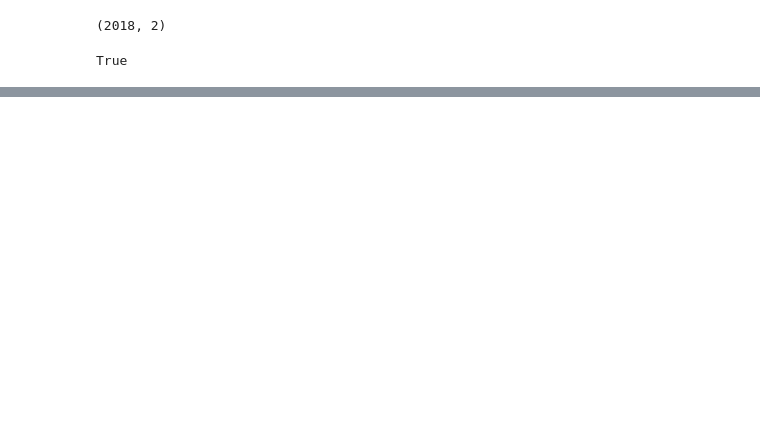
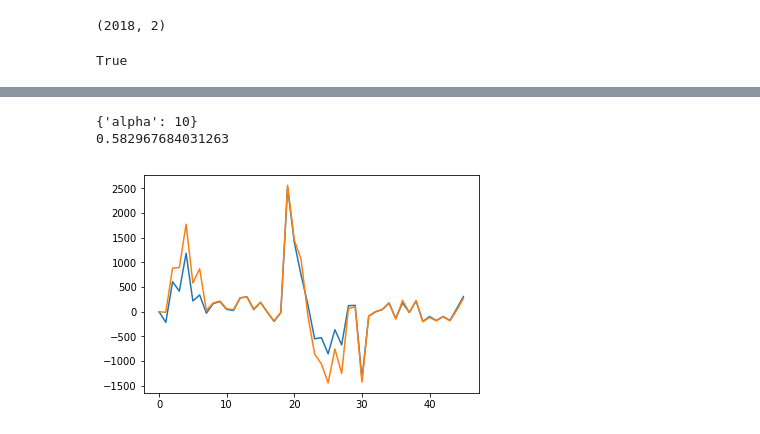
Before and after one commit to yiuhyuk/Project_2_Metis, a Jupyter notebook: lin_reg_analysis_v2.0.ipynb, the cells around one changed output, grey strips where cells are left out. Cells and saved outputs as stored; diff of their text form; code cells hidden in the pictures; blank space fills up the shorter version.

```diff
--- a/lin_reg_analysis_v2.0.ipynb
+++ b/lin_reg_analysis_v2.0.ipynb
@@ -364,16 +405,17 @@ plt.hist(sorted_gb_ratio, bins=50);
 # %%
 x_cols = ['root_budget',
-          'num_critics', 'meta_rating', 'runtime', 'year', 'age_of_star', 'past_bank_short', 'past_acclaim_star',
+          'num_critics', 'meta_rating', 'runtime', 'year',
+          'age_of_star', 'past_bank_short', 'past_bank_long', 'past_acclaim_star',
           'past_acclaim_director', 'is_franchise', 'fixed_genres', 'release_month'
         , 'meta_rating_sqr'
-        , 'money_per_minute'
+         #, 'money_per_minute'
          #,'age_of_star_sqr', 'runtime_sqr', 'past_bank_short_sqr',
          # 'past_bank_long_sqr', 'past_acclaim_star_sqr', 'past_acclaim_director_sqr'
          ]
-x_str = 'num_critics'
+x_str = x_cols[0]
 for i in x_cols[1:]:
     x_str = x_str + ' + ' + i
-x_str = x_str + ' + is_franchise*genres + is_franchise*meta_rating'
+x_str = x_str + ' + is_franchise*fixed_genres + is_franchise*meta_rating + fixed_genres*meta_rating'
 
 x_patsy = dmatrix(x_str, final_df)
 # %%
@@ -441,24 +492,28 @@ x_norm_test = scaler.transform(x_test)
 # %%
 # Define grid search to find the optimal lambda for a Ridge Regression
 
-alphas = [0.01, 0.1, 1, 10, 20, 30, 50, 100, 500, 1000]
+alphas = [0.01, 0.1, 1, 10, 15, 20, 25, 30, 50, 100, 500, 1000]
 #alphas = [i for i in range(100,300)]
 param_grid = [{'alpha': alphas}]
 ridge = GridSearchCV(Ridge(alpha=10), param_grid, cv=7, scoring='r2', return_train_score=True)
 ridge.fit(x_norm, y_train)
 y_ridge = ridge.predict(x_norm)
 
 ridge_base = Ridge(alpha=0.01)
 ridge_base.fit(x_norm, y_train)
 
 ridge_best = Ridge(alpha=ridge.best_params_['alpha'])
 ridge_best.fit(x_norm, y_train)
 
 print(ridge.best_params_)
 print(ridge.best_score_)
 
 plt.plot(ridge.best_estimator_.coef_[0])
 plt.plot(ridge_base.coef_[0]);
+# %% [output]
+{'alpha': 10}
+0.582967684031263
+[figure, added]
 # %%
 # Define grid search to find the optimal lambda for a Lasso Regression
 
```
Also changed, not shown: parts of 29 cells of this notebook.
